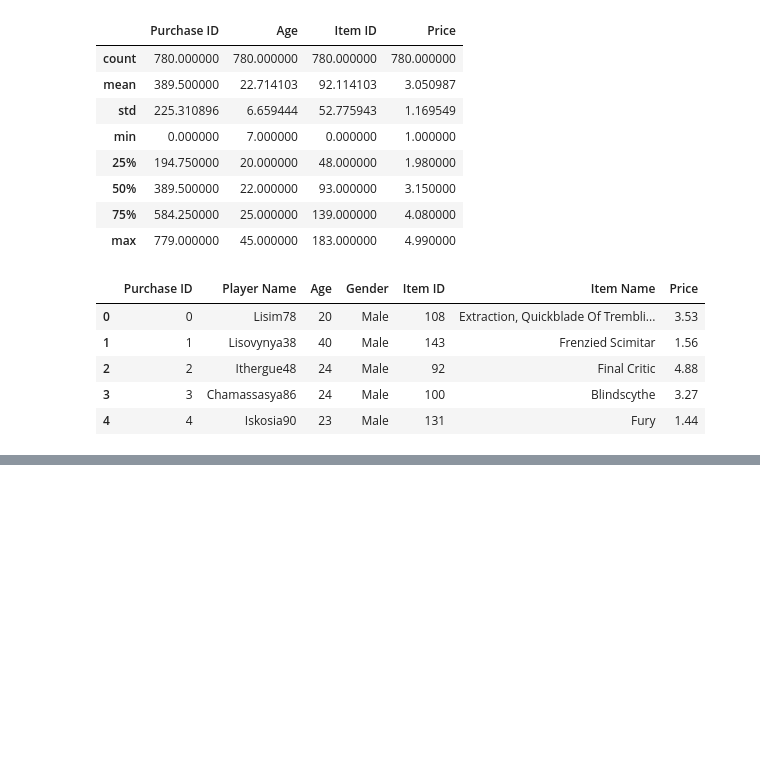
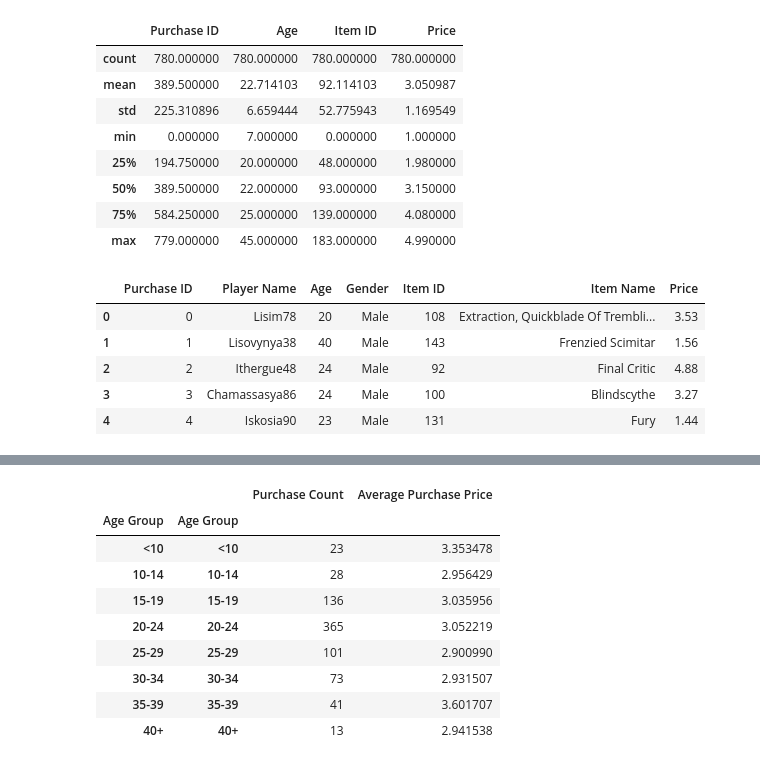
Before and after one commit to gwathen2019/pandas-challenge, a Jupyter notebook: Test_code.ipynb, the cells around one changed output, grey strips where cells are left out. Saved outputs shown, nothing was run; the diff lists cells and outputs as text; code cells hidden in the pictures; blank space fills up the shorter version.

```diff
--- a/Untitled1.ipynb
+++ b/Test_code.ipynb
@@ -120,0 +243,41 @@ memory usage: 120.0+ bytes
+# %%
+#Purchasing Analysis (Age)
+    #Bin the purchase_data data frame by age
+    #Run basic calculations to obtain purchase count, avg. purchase price, avg. purchase total per person etc. in the table below
+    #Create a summary data frame to hold the results
+    #Optional: give the displayed data cleaner formatting
+    #Display the summary data frame
+
+age_group = purchase_df.groupby(["Age Group"])
+
+total_purchases = age_group["Age Group"].value_counts()
+total_purchases
+
+total_purchase_value = age_group["Price"].sum()
+total_purchase_value
+
+avg_purchase_price = total_purchase_value/total_purchases
+
+
+
+#age_avg_purchase_price = purchase_df["Age Group"].sum()/age_no_of_purchases_total
+#age_avg_purchase_price
+# %%
+#create a summary table
+agegrp_summary_table = pd.DataFrame({"Purchase Count": total_purchases,
+                                    "Average Purchase Price": avg_purchase_price})
+                                    #"Total Purchase Value": total_purchase_value})
+                                    #"Total Avg Purchase per Person": age_avg_purchase_person})
+                                            #["{0:.2f}%.format"]})
+agegrp_summary_table
+# %% [output]
+|  |  | Purchase Count | Average Purchase Price |
+| Age Group | Age Group |  |  |
+| <10 | <10 | 23 | 3.353478 |
+| 10-14 | 10-14 | 28 | 2.956429 |
+| 15-19 | 15-19 | 136 | 3.035956 |
+| 20-24 | 20-24 | 365 | 3.052219 |
+| 25-29 | 25-29 | 101 | 2.900990 |
+| 30-34 | 30-34 | 73 | 2.931507 |
+| 35-39 | 35-39 | 41 | 3.601707 |
+| 40+ | 40+ | 13 | 2.941538 |
```
Also changed, not shown: parts of 4 cells of this notebook.
